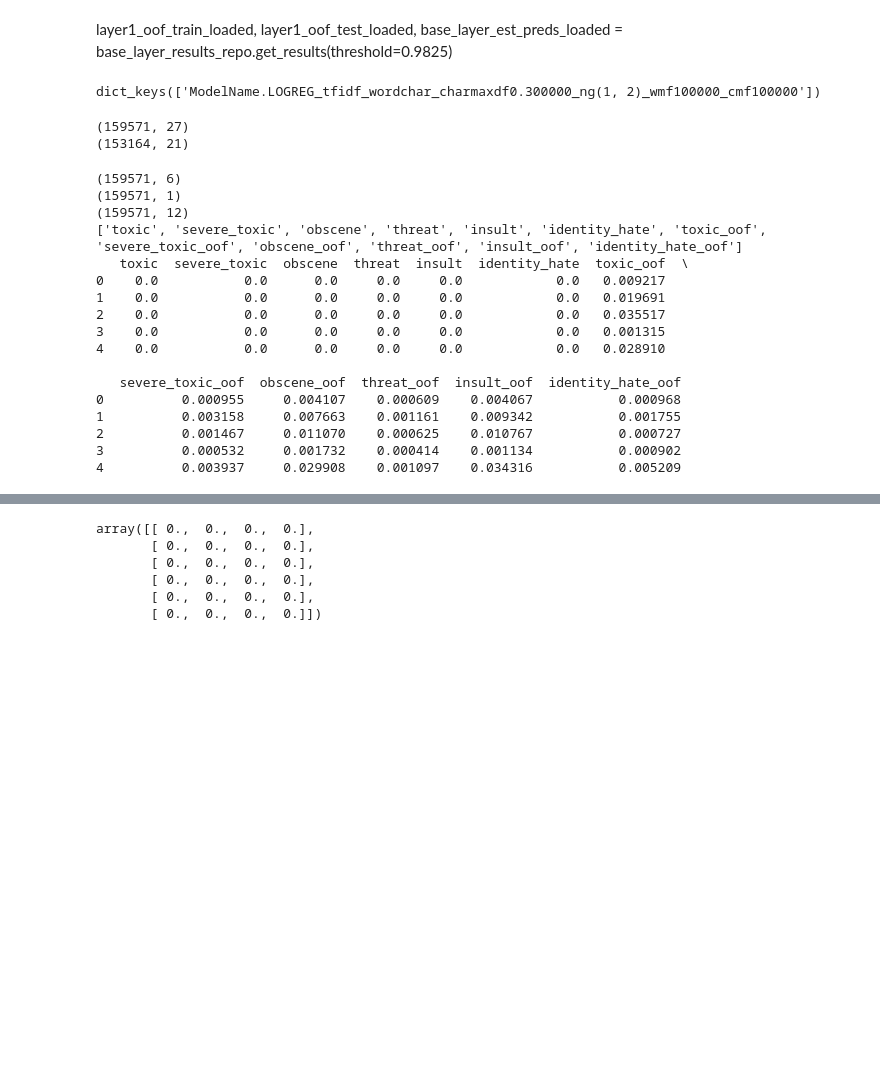
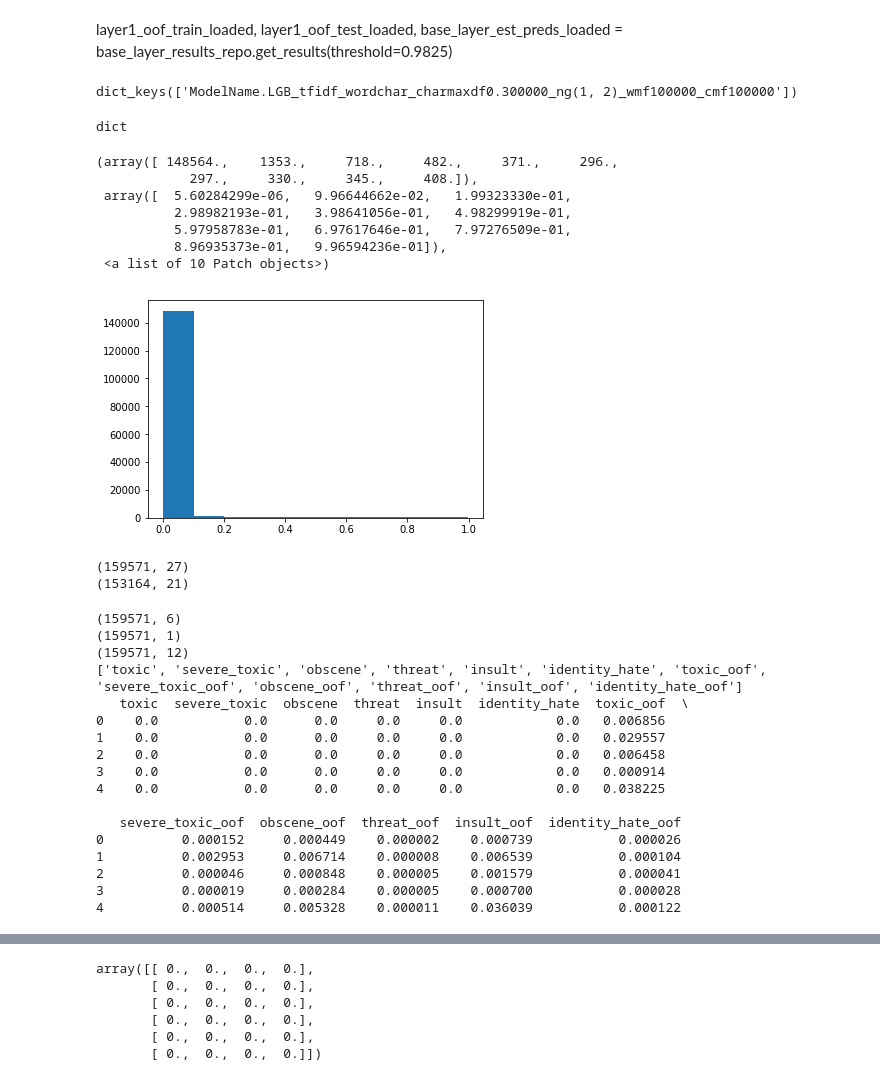
Before and after one commit to wluo-personal/Kaggle, a Jupyter notebook: toxic/sc/stacking/oof_analysis.ipynb, the cells around one changed output, grey strips where cells are left out. Drawn from its saved outputs; the diff is of its cells as text; code cells hidden in the pictures; blank space fills up the shorter version.

```diff
--- a/toxic/sc/stacking/oof_analysis.ipynb
+++ b/toxic/sc/stacking/oof_analysis.ipynb
@@ -104,13 +105,28 @@ scores = base_layer_results_repo.show_scores()
 # %% [markdown]
 layer1_oof_train_loaded, layer1_oof_test_loaded, base_layer_est_preds_loaded = base_layer_results_repo.get_results(threshold=0.9825)
 # %%
-chosen_ones = ['ModelName.LOGREG_tfidf_wordchar_charmaxdf0.300000_ng(1, 2)_wmf100000_cmf100000']
+chosen_ones = ['ModelName.LGB_tfidf_wordchar_charmaxdf0.300000_ng(1, 2)_wmf100000_cmf100000']
 # %%
 layer1_oof_train_loaded, layer1_oof_test_loaded, base_layer_est_preds_loaded = base_layer_results_repo.get_results(chosen_ones=chosen_ones)
 # %%
 base_layer_est_preds_loaded.keys()
 # %% [output]
-dict_keys(['ModelName.LOGREG_tfidf_wordchar_charmaxdf0.300000_ng(1, 2)_wmf100000_cmf100000'])
+dict_keys(['ModelName.LGB_tfidf_wordchar_charmaxdf0.300000_ng(1, 2)_wmf100000_cmf100000'])
+# %%
+type(base_layer_est_preds_loaded)
+# %% [output]
+dict
+# %%
+plt.hist(base_layer_est_preds_loaded['ModelName.LGB_tfidf_wordchar_charmaxdf0.300000_ng(1, 2)_wmf100000_cmf100000'][:,5])
+# %% [output]
+(array([ 148564.,    1353.,     718.,     482.,     371.,     296.,
+            297.,     330.,     345.,     408.]),
+ array([  5.60284299e-06,   9.96644662e-02,   1.99323330e-01,
+          2.98982193e-01,   3.98641056e-01,   4.98299919e-01,
+          5.97958783e-01,   6.97617646e-01,   7.97276509e-01,
+          8.96935373e-01,   9.96594236e-01]),
+ <a list of 10 Patch objects>)
+[figure, added]
 # %%
 import pandas as pd
 PATH = '~/data/toxic/data/'
@@ -157,18 +173,18 @@ print(oof_41_pd.head())
 (159571, 12)
 ['toxic', 'severe_toxic', 'obscene', 'threat', 'insult', 'identity_hate', 'toxic_oof', 'severe_toxic_oof', 'obscene_oof', 'threat_oof', 'insult_oof', 'identity_hate_oof']
    toxic  severe_toxic  obscene  threat  insult  identity_hate  toxic_oof  \
-0    0.0           0.0      0.0     0.0     0.0            0.0   0.009217
-1    0.0           0.0      0.0     0.0     0.0            0.0   0.019691
-2    0.0           0.0      0.0     0.0     0.0            0.0   0.035517
-3    0.0           0.0      0.0     0.0     0.0            0.0   0.001315
-4    0.0           0.0      0.0     0.0     0.0            0.0   0.028910
+0    0.0           0.0      0.0     0.0     0.0            0.0   0.006856
+1    0.0           0.0      0.0     0.0     0.0            0.0   0.029557
+2    0.0           0.0      0.0     0.0     0.0            0.0   0.006458
+3    0.0           0.0      0.0     0.0     0.0            0.0   0.000914
+4    0.0           0.0      0.0     0.0     0.0            0.0   0.038225
 
    severe_toxic_oof  obscene_oof  threat_oof  insult_oof  identity_hate_oof
-0          0.000955     0.004107    0.000609    0.004067           0.000968
-1          0.003158     0.007663    0.001161    0.009342           0.001755
-2          0.001467     0.011070    0.000625    0.010767           0.000727
-3          0.000532     0.001732    0.000414    0.001134           0.000902
-4          0.003937     0.029908    0.001097    0.034316           0.005209
+0          0.000152     0.000449    0.000002    0.000739           0.000026
+1          0.002953     0.006714    0.000008    0.006539           0.000104
+2          0.000046     0.000848    0.000005    0.001579           0.000041
+3          0.000019     0.000284    0.000005    0.000700           0.000028
+4          0.000514     0.005328    0.000011    0.036039           0.000122
 # %%
 oof = oof_41_pd
 # %%
```
Also changed, not shown: parts of 1 cell of this notebook, 10 other files.
